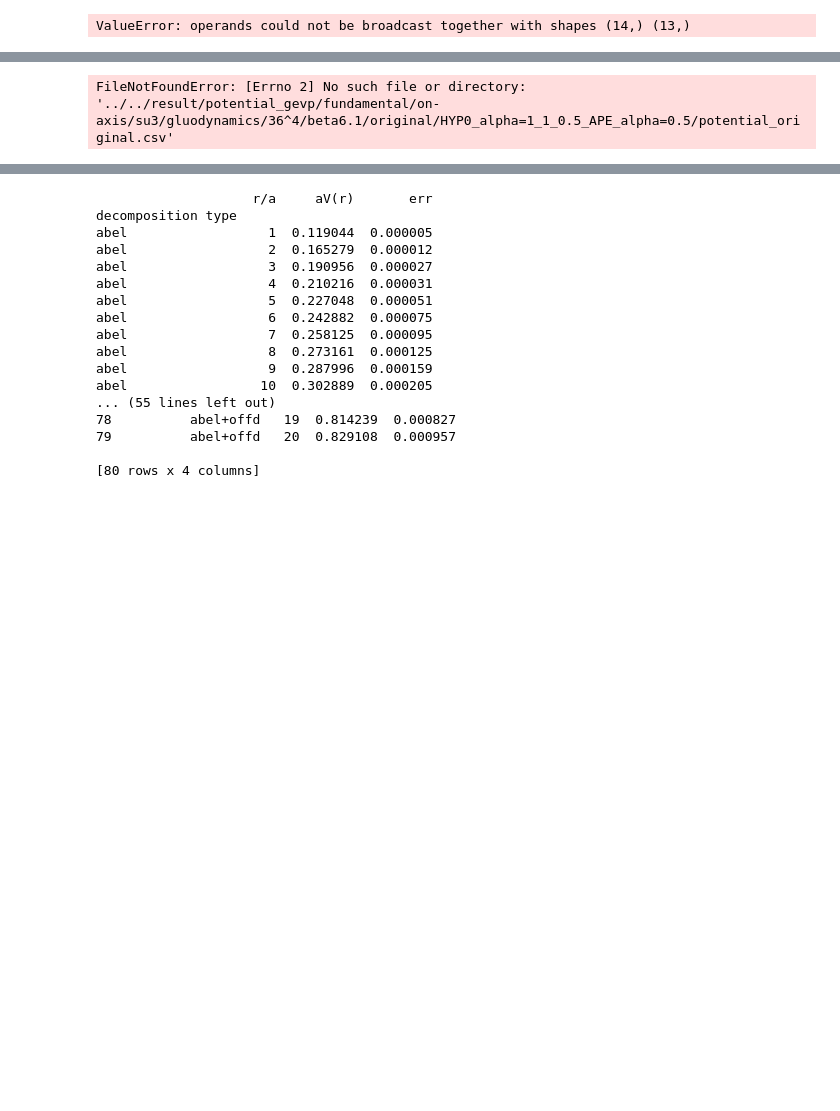
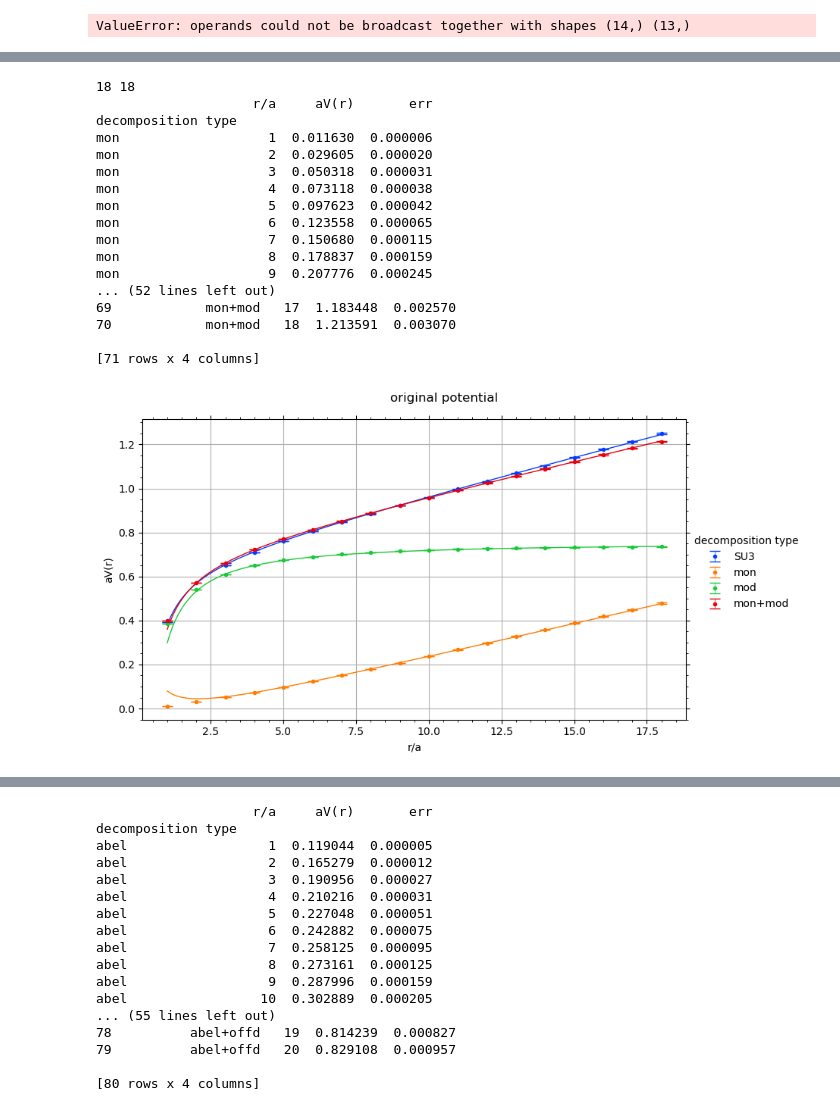
Before and after one commit to ilyakudrov/observables, a Jupyter notebook: python_jupyter/potential/potential_decomposition.ipynb, the cells around one changed output, grey strips where cells are left out. Drawn from its saved outputs; the diff is of its cells as text; code cells hidden in the pictures; blank space fills up the shorter version.

```diff
--- a/python_jupyter/potential/potential_decomposition.ipynb
+++ b/python_jupyter/potential/potential_decomposition.ipynb
@@ -337,7 +340,24 @@ mon                  10  0.122403  0.000530
 [72 rows x 4 columns]
 [figure]
 # %%
-potential_decomposition_su3_mon_mod('36^4', 18, 18, 6.1, 'steps_0/copies=10', 31, copy=0)
+potential_decomposition_su3_mon_mod('36^4', 36, 36, 6.1, 'steps_0/copies=10', 31, copy=0)
 # %% [output]
-FileNotFoundError: [Errno 2] No such file or directory: '../../result/potential_gevp/fundamental/on-axis/su3/gluodynamics/36^4/beta6.1/original/HYP0_alpha=1_1_0.5_APE_alpha=0.5/potential_original.csv'
+18 18
+                    r/a     aV(r)       err
+decomposition type
+mon                   1  0.011630  0.000006
+mon                   2  0.029605  0.000020
+mon                   3  0.050318  0.000031
+mon                   4  0.073118  0.000038
+mon                   5  0.097623  0.000042
+mon                   6  0.123558  0.000065
+mon                   7  0.150680  0.000115
+mon                   8  0.178837  0.000159
+mon                   9  0.207776  0.000245
+... (52 lines left out)
+69            mon+mod   17  1.183448  0.002570
+70            mon+mod   18  1.213591  0.003070
+
+[71 rows x 4 columns]
+[figure, added]
 # %%
```
Also changed, not shown: parts of 14 cells of this notebook, 2 other files.
